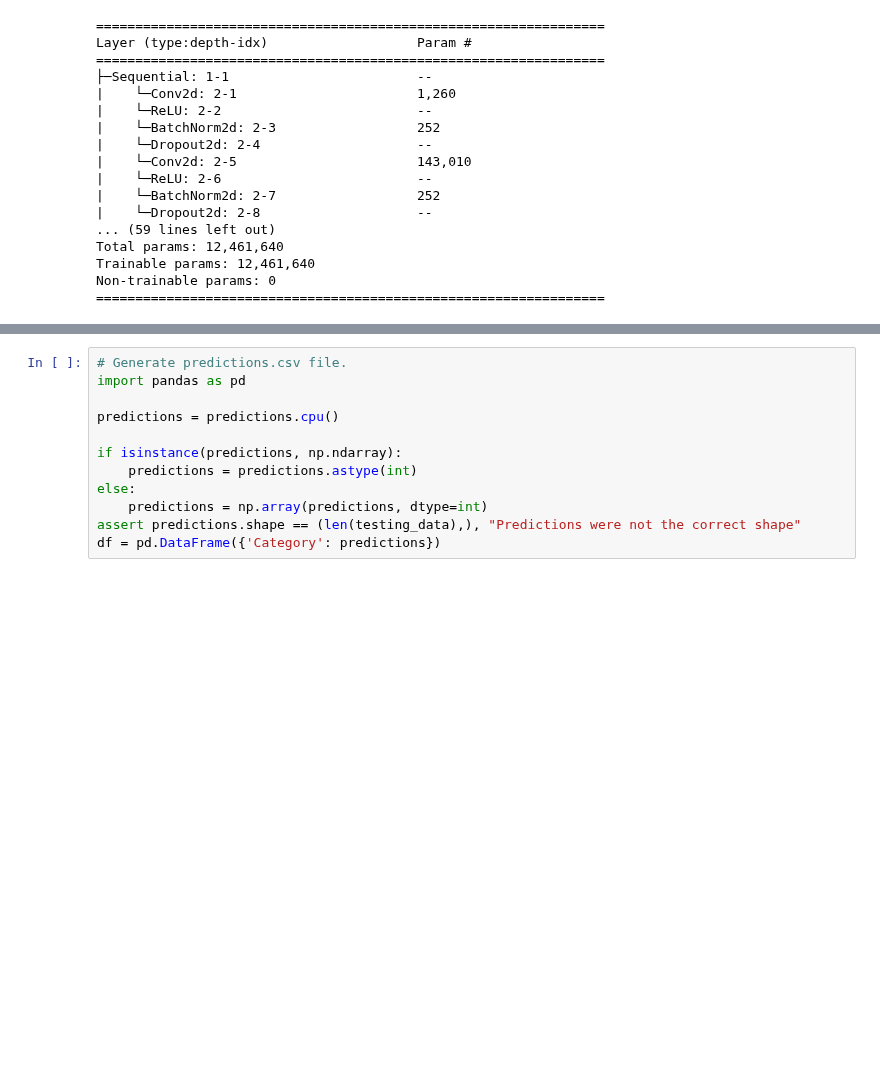
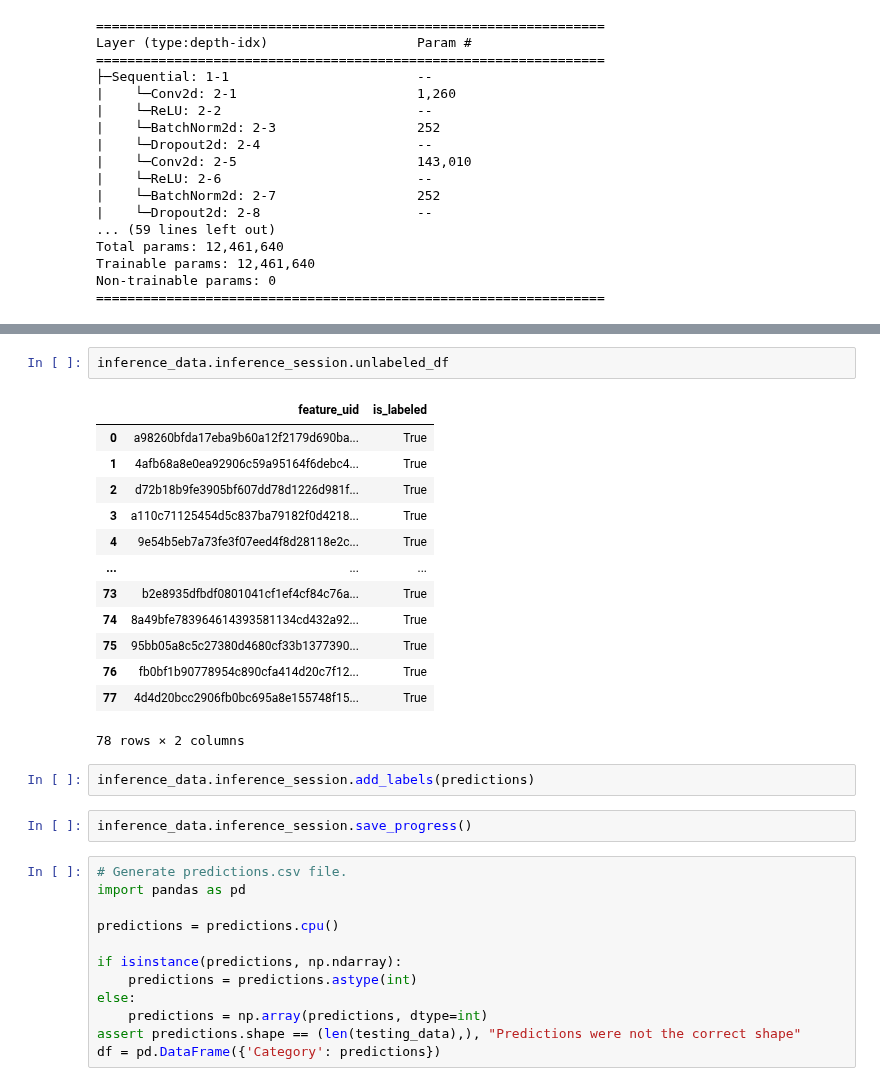
Before and after one commit to panoseti/panoseti, a Jupyter notebook: cloud-detection/model_training/cloud_detection_model.ipynb, the cells around one changed output, grey strips where cells are left out. Drawn from its saved outputs; the diff is of its cells as text; blank space fills up the shorter version.

```diff
--- a/cloud-detection/model_training/cloud_detection_model.ipynb
+++ b/cloud-detection/model_training/cloud_detection_model.ipynb
@@ -561,3 +610,23 @@ SyntaxError: unexpected EOF while parsing (2733374606.py, line 19)
+# %%
+inference_data.inference_session.unlabeled_df
+# %% [output]
+|  | feature_uid | is_labeled |
+| 0 | a98260bfda17eba9b60a12f2179d690ba... | True |
+| 1 | 4afb68a8e0ea92906c59a95164f6debc4... | True |
+| 2 | d72b18b9fe3905bf607dd78d1226d981f... | True |
+| 3 | a110c71125454d5c837ba79182f0d4218... | True |
+| 4 | 9e54b5eb7a73fe3f07eed4f8d28118e2c... | True |
+| ... | ... | ... |
+| 73 | b2e8935dfbdf0801041cf1ef4cf84c76a... | True |
+| 74 | 8a49bfe783964614393581134cd432a92... | True |
+| 75 | 95bb05a8c5c27380d4680cf33b1377390... | True |
+| 76 | fb0bf1b90778954c890cfa414d20c7f12... | True |
+| 77 | 4d4d20bcc2906fb0bc695a8e155748f15... | True |
+78 rows × 2 columns
+# %%
+inference_data.inference_session.add_labels(predictions)
+# %%
+inference_data.inference_session.save_progress()
 # %%
 # Generate predictions.csv file.
 import pandas as pd
```
Also changed, not shown: parts of 9 cells of this notebook, 6 other files.
